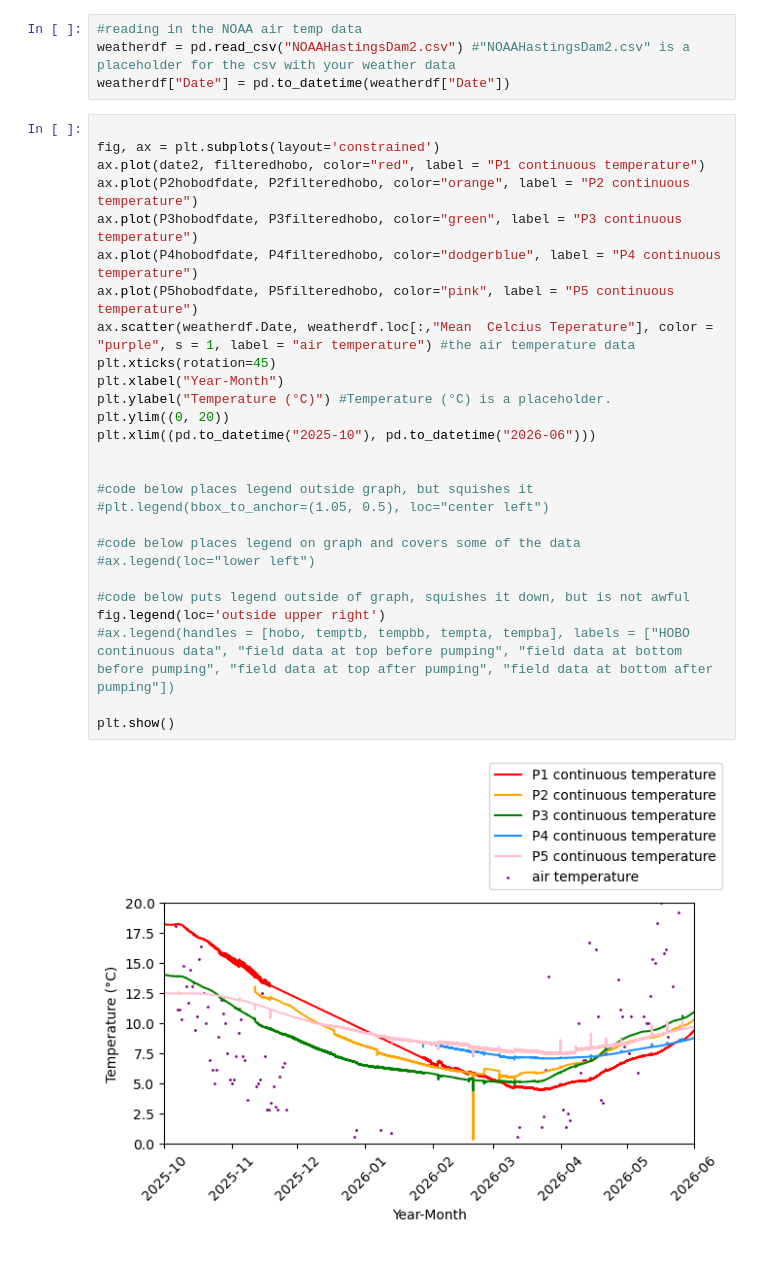
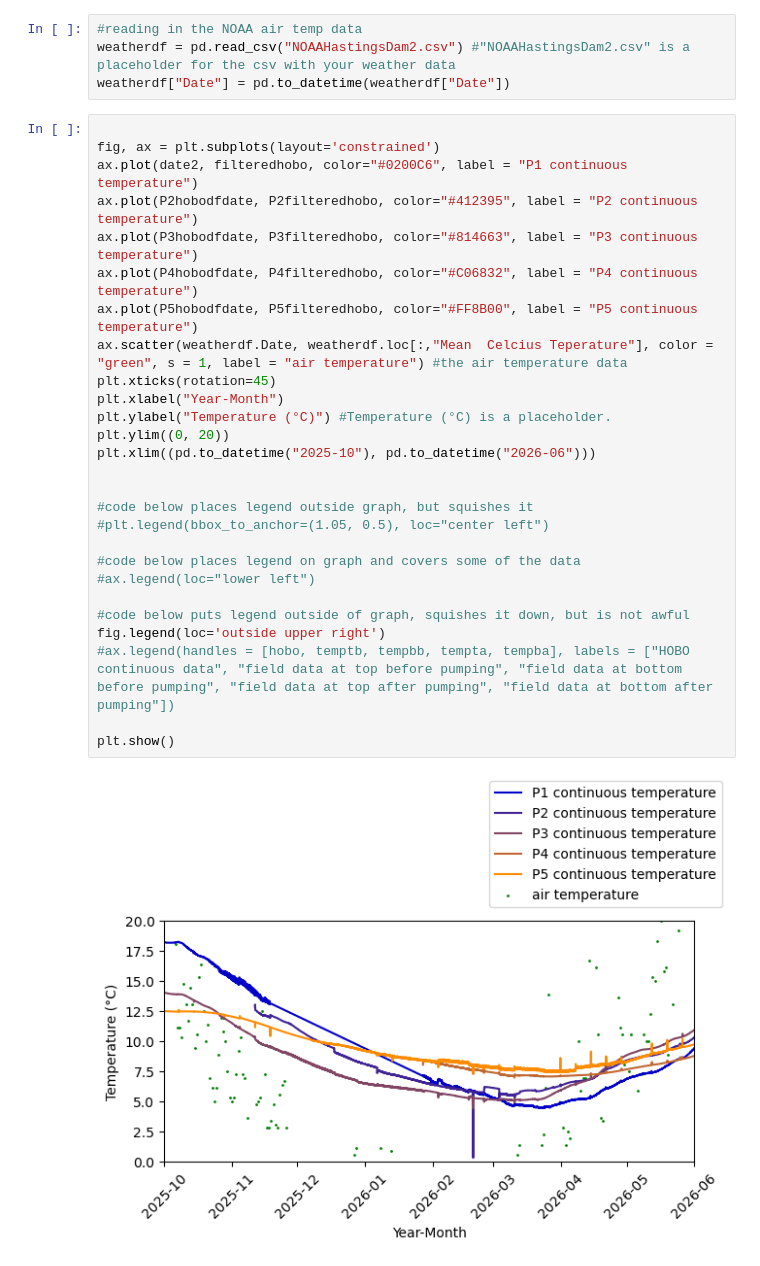
Before and after one commit to sauron-245/summer_26, a Jupyter notebook: summer 2026/AllPTemps.ipynb, the cells around one changed output. Drawn from its saved outputs; the diff is of its cells as text.

```diff
--- a/summer 2026/AllPTemps.ipynb
+++ b/summer 2026/AllPTemps.ipynb
@@ -98,31 +98,31 @@ weatherdf["Date"] = pd.to_datetime(weatherdf["Date"])
 # %%
 
 fig, ax = plt.subplots(layout='constrained')
-ax.plot(date2, filteredhobo, color="red", label = "P1 continuous temperature")
-ax.plot(P2hobodfdate, P2filteredhobo, color="orange", label = "P2 continuous temperature")
-ax.plot(P3hobodfdate, P3filteredhobo, color="green", label = "P3 continuous temperature")
-ax.plot(P4hobodfdate, P4filteredhobo, color="dodgerblue", label = "P4 continuous temperature")
-ax.plot(P5hobodfdate, P5filteredhobo, color="pink", label = "P5 continuous temperature")
-ax.scatter(weatherdf.Date, weatherdf.loc[:,"Mean  Celcius Teperature"], color = "purple", s = 1, label = "air temperature") #the air temperature data
+ax.plot(date2, filteredhobo, color="#0200C6", label = "P1 continuous temperature")
+ax.plot(P2hobodfdate, P2filteredhobo, color="#412395", label = "P2 continuous temperature")
+ax.plot(P3hobodfdate, P3filteredhobo, color="#814663", label = "P3 continuous temperature")
+ax.plot(P4hobodfdate, P4filteredhobo, color="#C06832", label = "P4 continuous temperature")
+ax.plot(P5hobodfdate, P5filteredhobo, color="#FF8B00", label = "P5 continuous temperature")
+ax.scatter(weatherdf.Date, weatherdf.loc[:,"Mean  Celcius Teperature"], color = "green", s = 1, label = "air temperature") #the air temperature data
 plt.xticks(rotation=45)
 plt.xlabel("Year-Month")
 plt.ylabel("Temperature (°C)") #Temperature (°C) is a placeholder.
 plt.ylim((0, 20))
 plt.xlim((pd.to_datetime("2025-10"), pd.to_datetime("2026-06")))
 
 
 #code below places legend outside graph, but squishes it
 #plt.legend(bbox_to_anchor=(1.05, 0.5), loc="center left")
 
 #code below places legend on graph and covers some of the data
 #ax.legend(loc="lower left")
 
 #code below puts legend outside of graph, squishes it down, but is not awful
 fig.legend(loc='outside upper right')
 #ax.legend(handles = [hobo, temptb, tempbb, tempta, tempba], labels = ["HOBO continuous data", "field data at top before pumping", "field data at bottom before pumping", "field data at top after pumping", "field data at bottom after pumping"])
 
 plt.show()
 # %% [output]
-[figure, old version]
+[figure, new version]
 # %%
 fig, ax = plt.subplots(layout='constrained')
```
Also changed, not shown: parts of 2 cells of this notebook, 26 other files.
